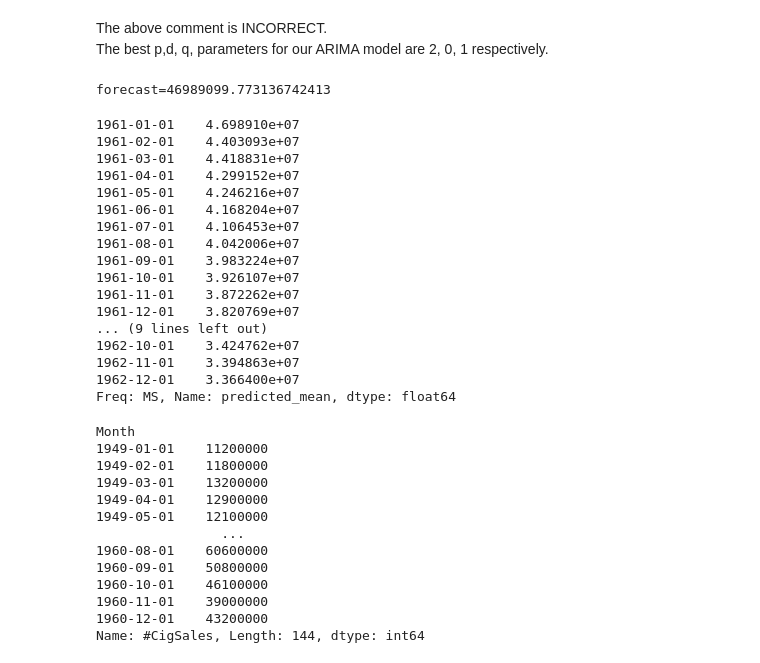
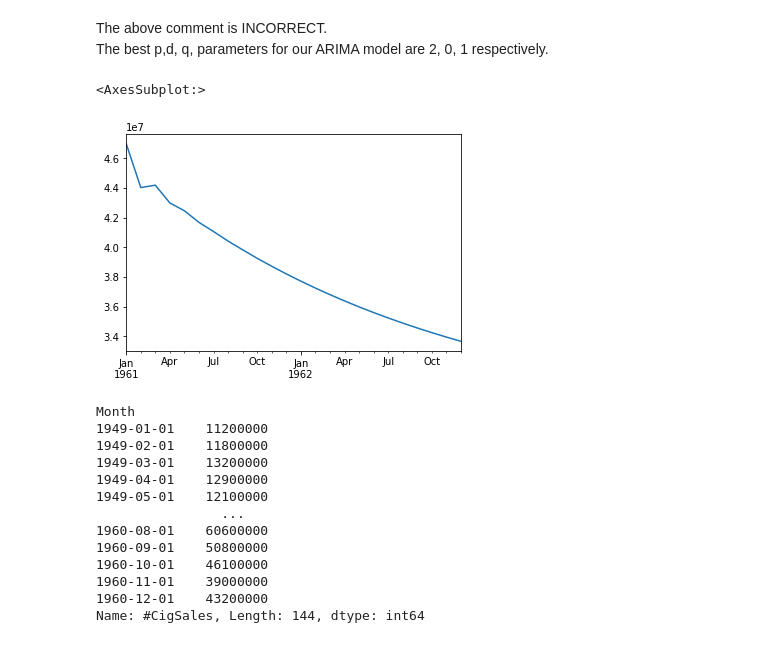
Before and after one commit to mkars01/Springboard, a Jupyter notebook: Case Study - Time Series/Cowboy Cigarettes Case Study - Tier 1.ipynb, the cells around one changed output. Cells and saved outputs as stored; diff of their text form; code cells hidden in the pictures.

```diff
--- a/Case Study - Time Series/Cowboy Cigarettes Case Study - Tier 1.ipynb
+++ b/Case Study - Time Series/Cowboy Cigarettes Case Study - Tier 1.ipynb
@@ -400,30 +400,11 @@ model = ARIMA(y, order=(p,d,q))
 # model = ARIMA(y_log.diff().dropna(), order=(p,d,q))
 model_fit = model.fit()
 forecast = model_fit.forecast(24)
-# %%
-print('forecast=%.12f' % forecast[0])
-# %% [output]
-forecast=46989099.773136742413
 # %%
-forecast
+forecast.plot()
 # %% [output]
-1961-01-01    4.698910e+07
-1961-02-01    4.403093e+07
-1961-03-01    4.418831e+07
-1961-04-01    4.299152e+07
-1961-05-01    4.246216e+07
-1961-06-01    4.168204e+07
-1961-07-01    4.106453e+07
-1961-08-01    4.042006e+07
-1961-09-01    3.983224e+07
-1961-10-01    3.926107e+07
-1961-11-01    3.872262e+07
-1961-12-01    3.820769e+07
-... (9 lines left out)
-1962-10-01    3.424762e+07
-1962-11-01    3.394863e+07
-1962-12-01    3.366400e+07
-Freq: MS, Name: predicted_mean, dtype: float64
+<AxesSubplot:>
+[figure, added]
 # %%
 y
 # %% [output]
```
Also changed, not shown: parts of 5 cells of this notebook.
